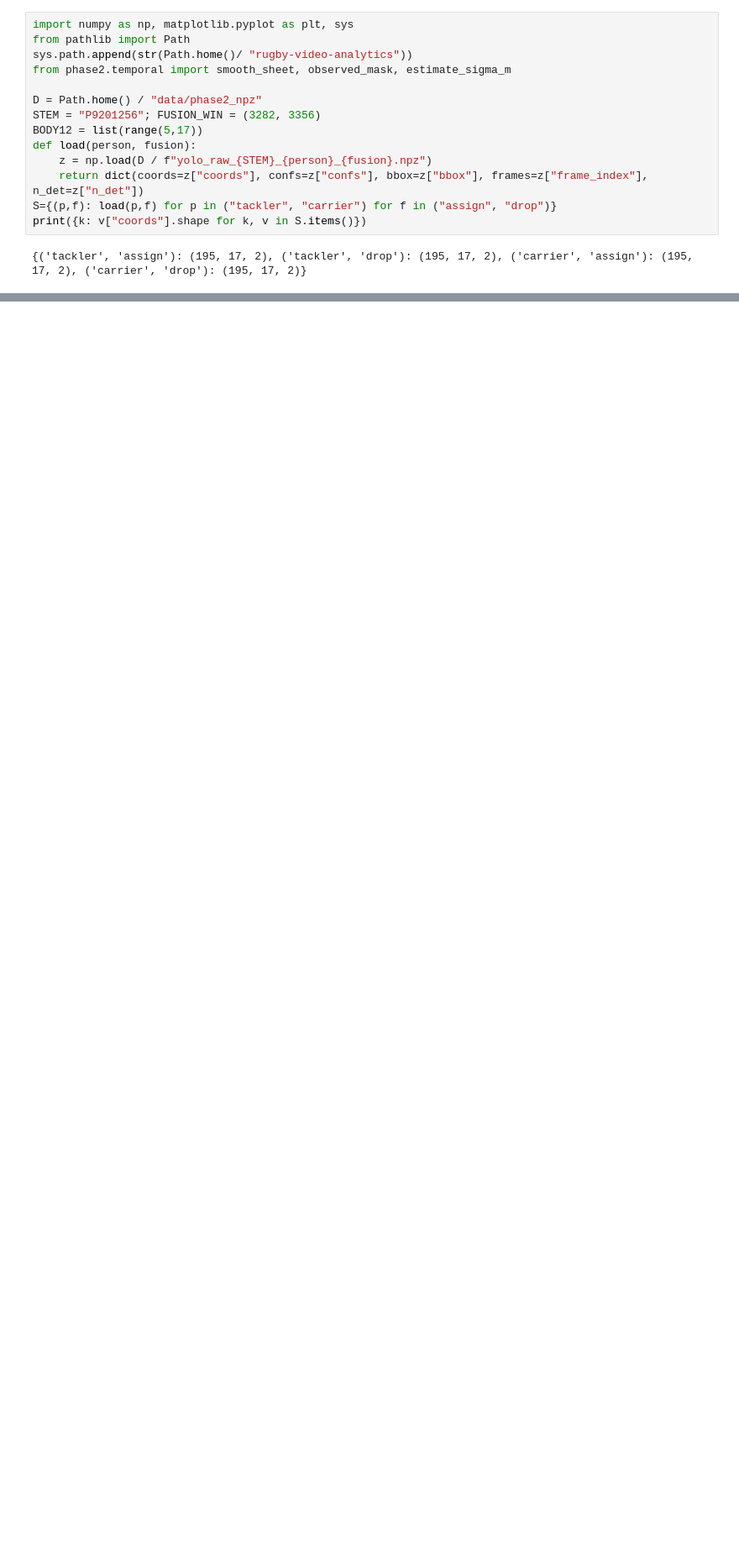
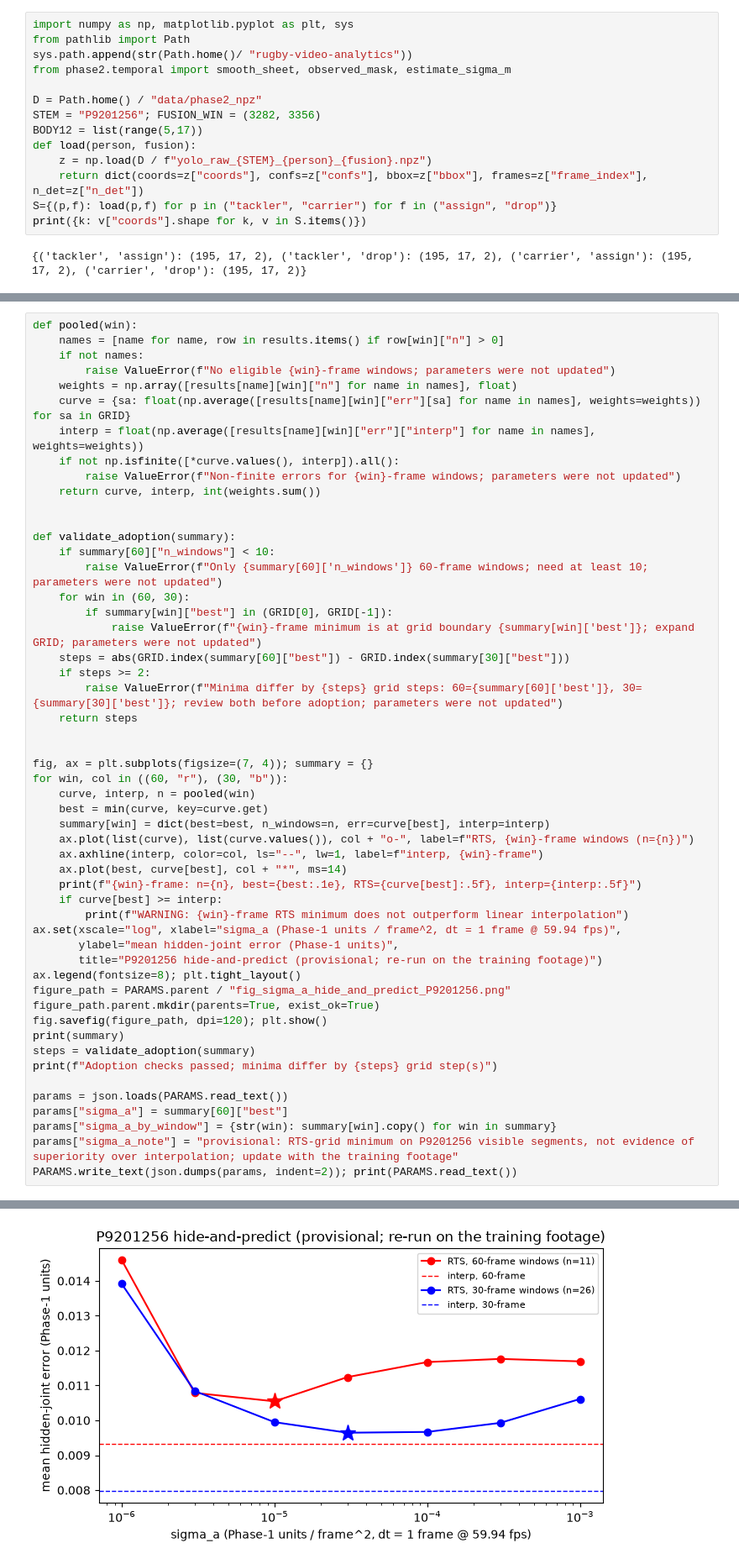
Before and after one commit to Yuuaraki/rugby-video-analytics, a Jupyter notebook: phase2/PhaseB_temporal_baselines.ipynb, the cells around one changed output, grey strips where cells are left out. Shown at 84% size. Saved outputs shown, nothing was run; the diff lists cells and outputs as text; blank space fills up the shorter version.

```diff
--- a/phase2/PhaseB_temporal_baselines.ipynb
+++ b/phase2/PhaseB_temporal_baselines.ipynb
@@ -36,0 +139,53 @@ FileNotFoundError: [Errno 2] No such file or directory: 'phase2/results/fig_id_c
+# %%
+def pooled(win):
+    names = [name for name, row in results.items() if row[win]["n"] > 0]
+    if not names:
+        raise ValueError(f"No eligible {win}-frame windows; parameters were not updated")
+    weights = np.array([results[name][win]["n"] for name in names], float)
+    curve = {sa: float(np.average([results[name][win]["err"][sa] for name in names], weights=weights)) for sa in GRID}
+    interp = float(np.average([results[name][win]["err"]["interp"] for name in names], weights=weights))
+    if not np.isfinite([*curve.values(), interp]).all():
+        raise ValueError(f"Non-finite errors for {win}-frame windows; parameters were not updated")
+    return curve, interp, int(weights.sum())
+
+
+def validate_adoption(summary):
+    if summary[60]["n_windows"] < 10:
+        raise ValueError(f"Only {summary[60]['n_windows']} 60-frame windows; need at least 10; parameters were not updated")
+    for win in (60, 30):
+        if summary[win]["best"] in (GRID[0], GRID[-1]):
+            raise ValueError(f"{win}-frame minimum is at grid boundary {summary[win]['best']}; expand GRID; parameters were not updated")
+    steps = abs(GRID.index(summary[60]["best"]) - GRID.index(summary[30]["best"]))
+    if steps >= 2:
+        raise ValueError(f"Minima differ by {steps} grid steps: 60={summary[60]['best']}, 30={summary[30]['best']}; review both before adoption; parameters were not updated")
+    return steps
+
+
+fig, ax = plt.subplots(figsize=(7, 4)); summary = {}
+for win, col in ((60, "r"), (30, "b")):
+    curve, interp, n = pooled(win)
+    best = min(curve, key=curve.get)
+    summary[win] = dict(best=best, n_windows=n, err=curve[best], interp=interp)
+    ax.plot(list(curve), list(curve.values()), col + "o-", label=f"RTS, {win}-frame windows (n={n})")
+    ax.axhline(interp, color=col, ls="--", lw=1, label=f"interp, {win}-frame")
+    ax.plot(best, curve[best], col + "*", ms=14)
+    print(f"{win}-frame: n={n}, best={best:.1e}, RTS={curve[best]:.5f}, interp={interp:.5f}")
+    if curve[best] >= interp:
+        print(f"WARNING: {win}-frame RTS minimum does not outperform linear interpolation")
+ax.set(xscale="log", xlabel="sigma_a (Phase-1 units / frame^2, dt = 1 frame @ 59.94 fps)",
+       ylabel="mean hidden-joint error (Phase-1 units)",
+       title="P9201256 hide-and-predict (provisional; re-run on the training footage)")
+ax.legend(fontsize=8); plt.tight_layout()
+figure_path = PARAMS.parent / "fig_sigma_a_hide_and_predict_P9201256.png"
+figure_path.parent.mkdir(parents=True, exist_ok=True)
+fig.savefig(figure_path, dpi=120); plt.show()
+print(summary)
+steps = validate_adoption(summary)
+print(f"Adoption checks passed; minima differ by {steps} grid step(s)")
+
+params = json.loads(PARAMS.read_text())
+params["sigma_a"] = summary[60]["best"]
+params["sigma_a_by_window"] = {str(win): summary[win].copy() for win in summary}
+params["sigma_a_note"] = "provisional: RTS-grid minimum on P9201256 visible segments, not evidence of superiority over interpolation; update with the training footage"
+PARAMS.write_text(json.dumps(params, indent=2)); print(PARAMS.read_text())
+# %% [output]
@@ -36,0 +196 @@ FileNotFoundError: [Errno 2] No such file or directory: 'phase2/results/fig_id_c
+[figure, added]
```
Also changed, not shown: parts of 10 cells of this notebook, 4 other files.
